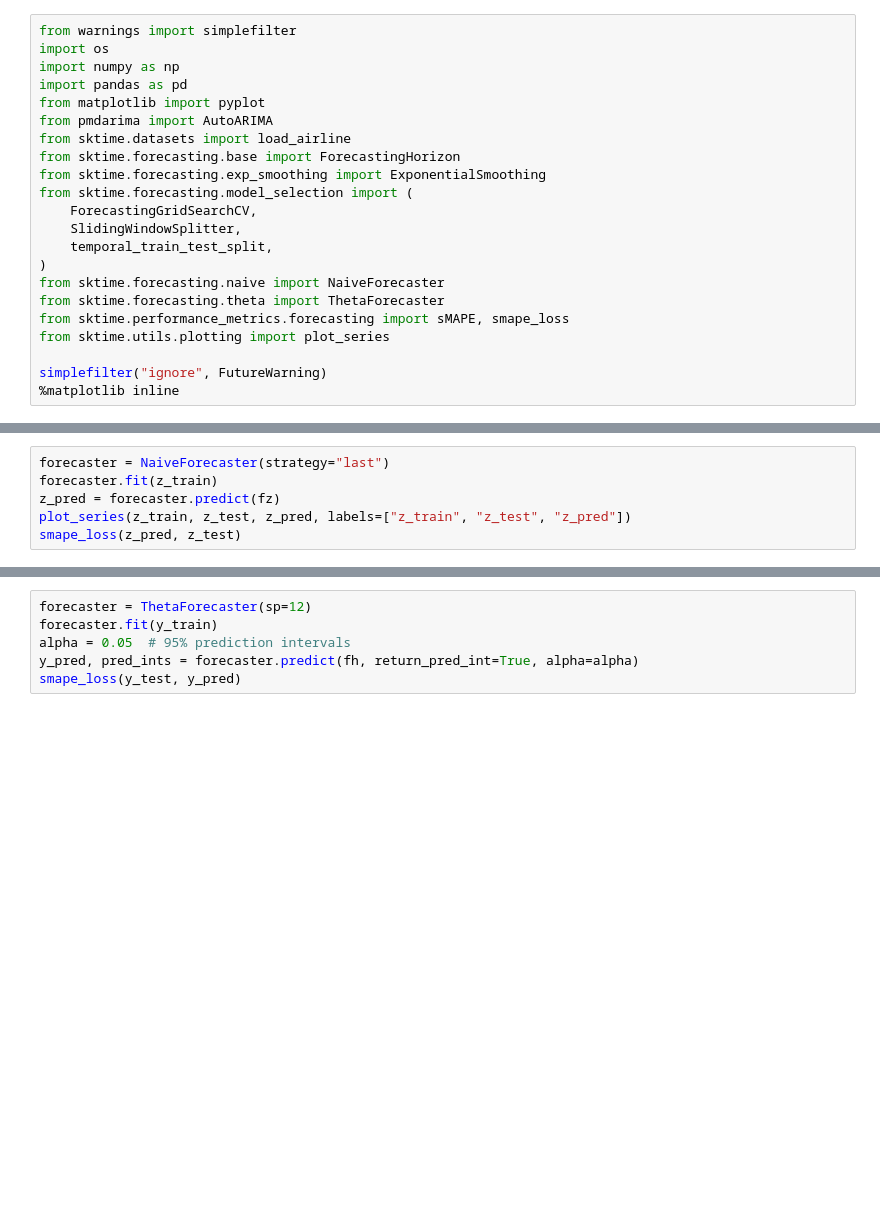
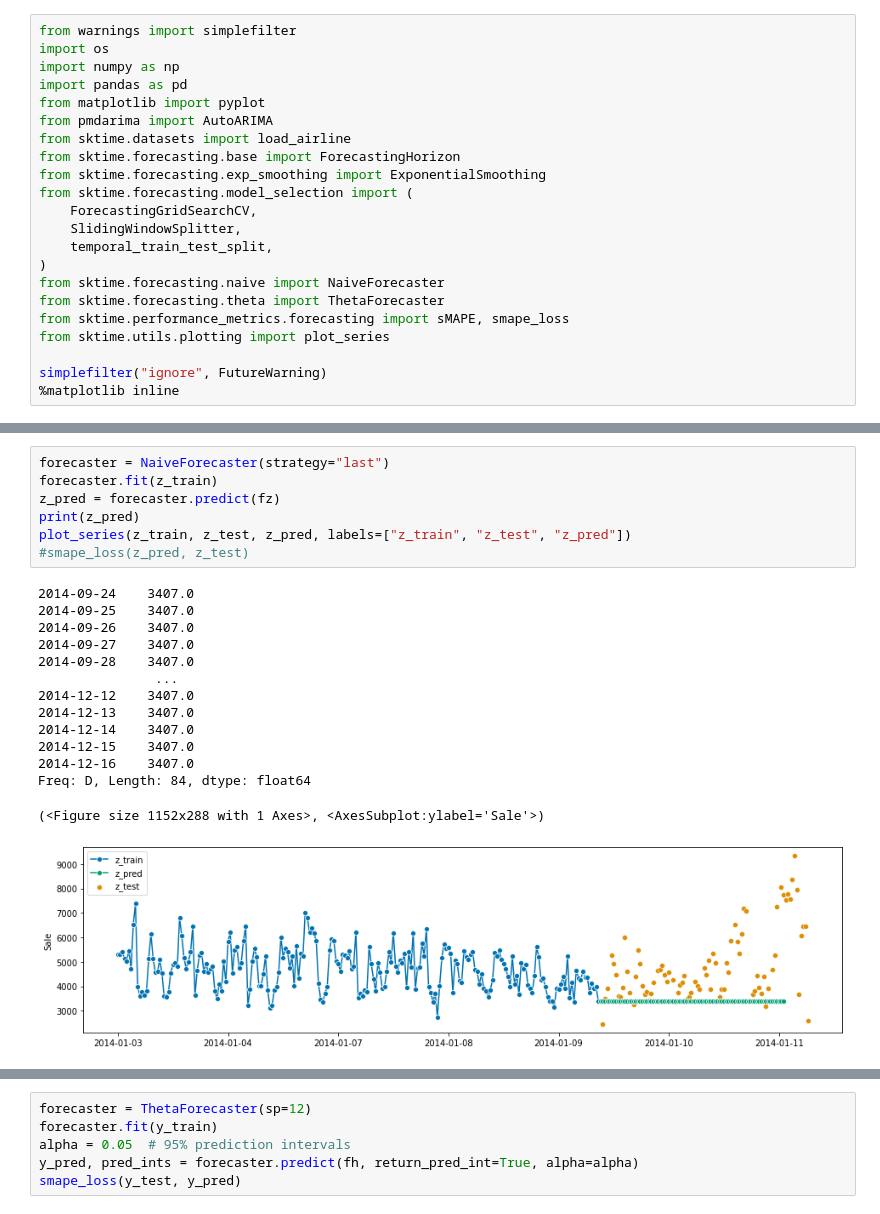
Before and after one commit to gpreet-singh/betasci, a Jupyter notebook: naive.ipynb, the cells around one changed output, grey strips where cells are left out. Drawn from its saved outputs; the diff is of its cells as text; blank space fills up the shorter version.

```diff
--- a/naive.ipynb
+++ b/naive.ipynb
@@ -70,9 +131,25 @@ smape_loss(y_pred, y_test)
 # %%
 forecaster = NaiveForecaster(strategy="last")
 forecaster.fit(z_train)
 z_pred = forecaster.predict(fz)
+print(z_pred)
 plot_series(z_train, z_test, z_pred, labels=["z_train", "z_test", "z_pred"])
-smape_loss(z_pred, z_test)
+#smape_loss(z_pred, z_test)
+# %% [output]
+2014-09-24    3407.0
+2014-09-25    3407.0
+2014-09-26    3407.0
+2014-09-27    3407.0
+2014-09-28    3407.0
+               ...
+2014-12-12    3407.0
+2014-12-13    3407.0
+2014-12-14    3407.0
+2014-12-15    3407.0
+2014-12-16    3407.0
+Freq: D, Length: 84, dtype: float64
+(<Figure size 1152x288 with 1 Axes>, <AxesSubplot:ylabel='Sale'>)
+[figure, added]
 # %%
 forecaster = ExponentialSmoothing(trend="add", seasonal="multiplicative", sp=12)
 forecaster.fit(y_train)
```
Also changed, not shown: parts of 17 cells of this notebook, 1 other file.
